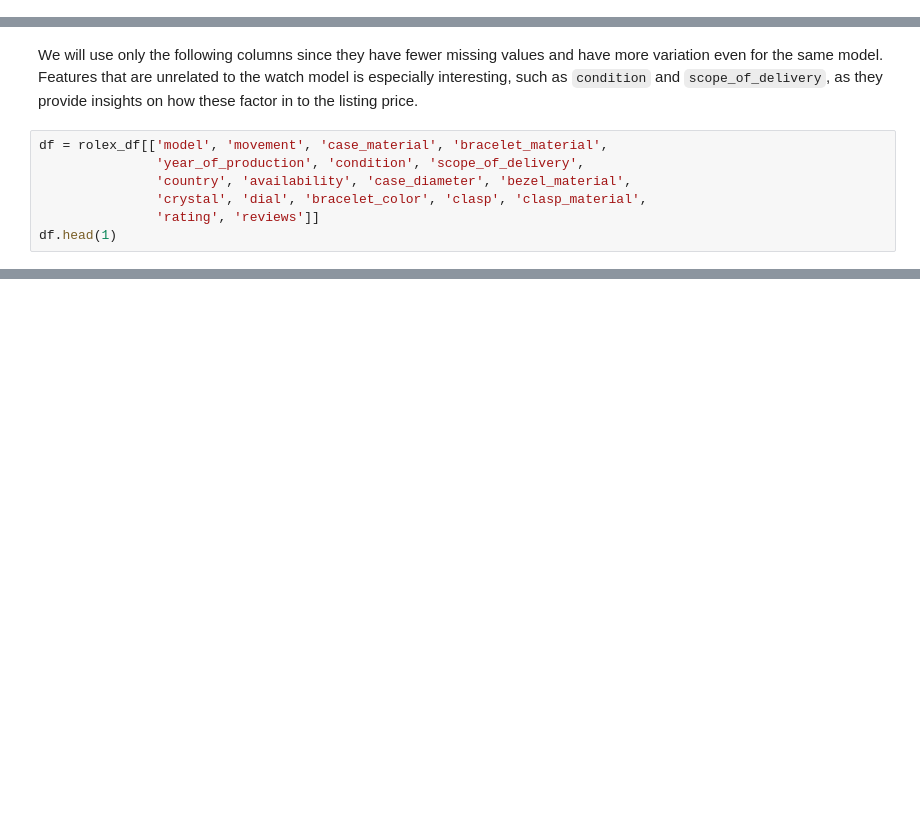
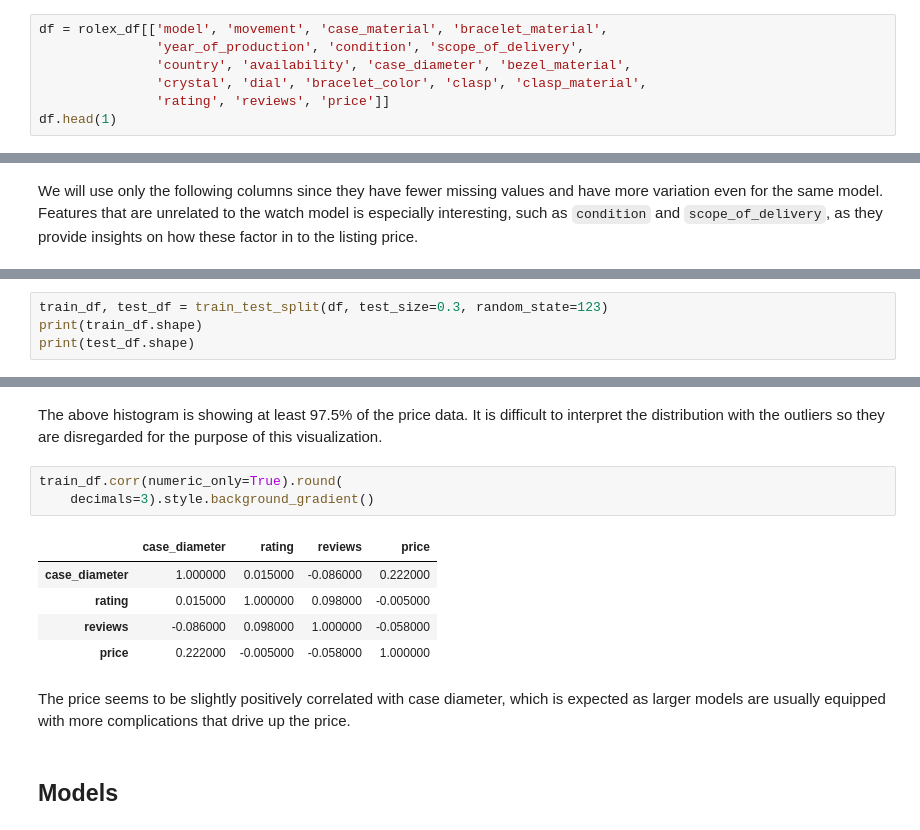
Before and after one commit to fohy24/Rolex-fair-price-predictor, a Jupyter notebook: Rolex price prediction.ipynb, the cells around one changed output, grey strips where cells are left out. Drawn from its saved outputs; the diff is of its cells as text; blank space fills up the shorter version.

```diff
--- a/Rolex price prediction.ipynb
+++ b/Rolex price prediction.ipynb
@@ -108,0 +99,7 @@ display(rolex_df.describe())
+# %%
+df = rolex_df[['model', 'movement', 'case_material', 'bracelet_material',
+               'year_of_production', 'condition', 'scope_of_delivery',
+               'country', 'availability', 'case_diameter', 'bezel_material',
+               'crystal', 'dial', 'bracelet_color', 'clasp', 'clasp_material',
+               'rating', 'reviews', 'price']]
+df.head(1)
@@ -109,9 +113,2 @@ display(rolex_df.describe())
 # %% [markdown]
 We will use only the following columns since they have fewer missing values and have more variation even for the same model. Features that are unrelated to the watch model is especially interesting, such as `condition` and `scope_of_delivery`, as they provide insights on how these factor in to the listing price.
-# %%
-df = rolex_df[['model', 'movement', 'case_material', 'bracelet_material',
-               'year_of_production', 'condition', 'scope_of_delivery',
-               'country', 'availability', 'case_diameter', 'bezel_material',
-               'crystal', 'dial', 'bracelet_color', 'clasp', 'clasp_material',
-               'rating', 'reviews']]
-df.head(1)
@@ -141,0 +115,4 @@ alt.Chart(df).mark_bar().encode(
+# %%
+train_df, test_df = train_test_split(df, test_size=0.3, random_state=123)
+print(train_df.shape)
+print(test_df.shape)
@@ -170,0 +189,15 @@ for column in plot_columns:
+# %% [markdown]
+The above histogram is showing at least 97.5% of the price data. It is difficult to interpret the distribution with the outliers so they are disregarded for the purpose of this visualization.
+# %%
+train_df.corr(numeric_only=True).round(
+    decimals=3).style.background_gradient()
+# %% [output]
+|  | case_diameter | rating | reviews | price |
+| case_diameter | 1.000000 | 0.015000 | -0.086000 | 0.222000 |
+| rating | 0.015000 | 1.000000 | 0.098000 | -0.005000 |
+| reviews | -0.086000 | 0.098000 | 1.000000 | -0.058000 |
+| price | 0.222000 | -0.005000 | -0.058000 | 1.000000 |
+# %% [markdown]
+The price seems to be slightly positively correlated with case diameter, which is expected as larger models are usually equipped with more complications that drive up the price.
+# %% [markdown]
+## Models
```
Also changed, not shown: parts of 14 cells of this notebook.
